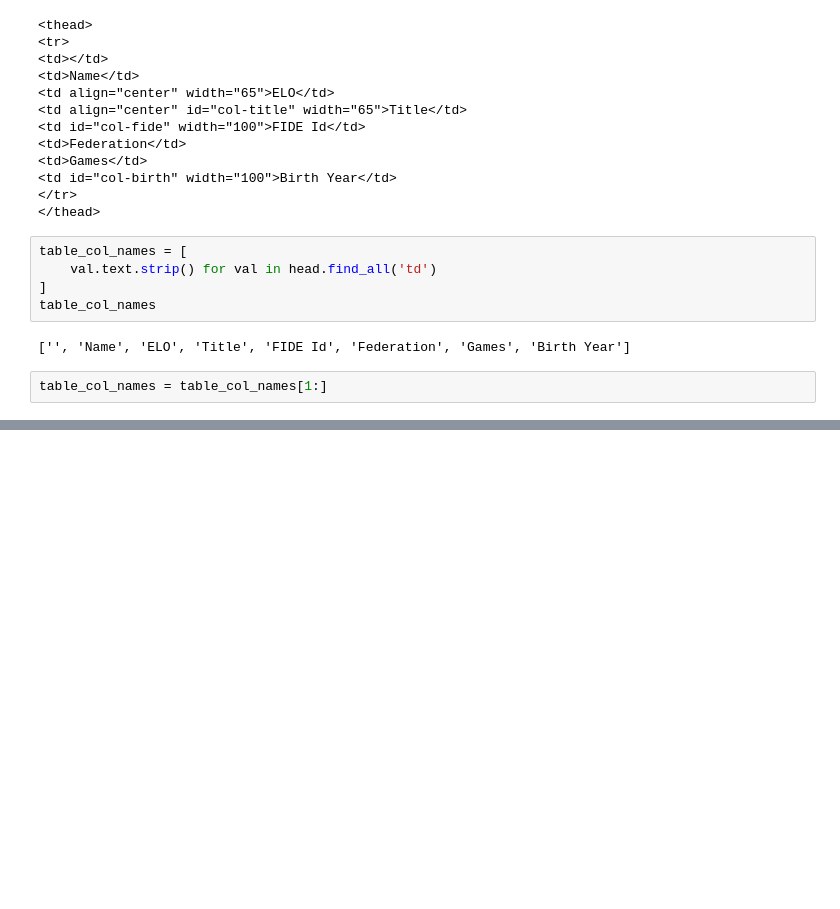
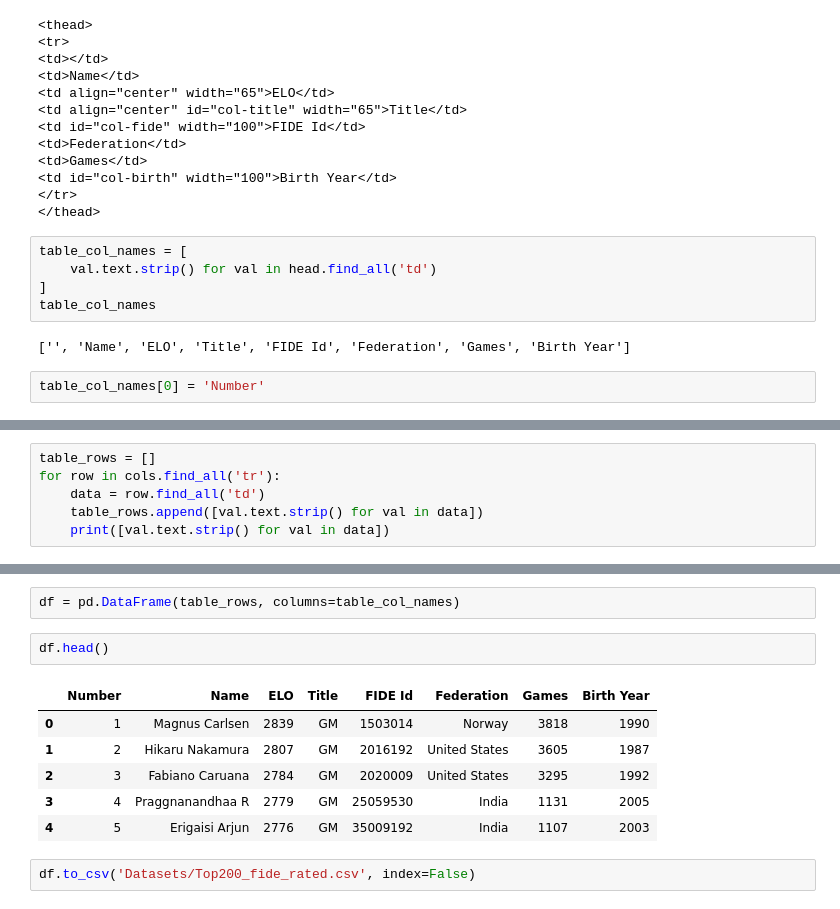
Before and after one commit to Subash-d/ML-Basics, a Jupyter notebook: T200_FIDE.ipynb, the cells around one changed output, grey strips where cells are left out. Drawn from its saved outputs; the diff is of its cells as text; blank space fills up the shorter version.

Commit message:
Created a dataset of top 200 FIDE rated players.(updated AUG 2025)

```diff
--- a/T200_FIDE.ipynb
+++ b/T200_FIDE.ipynb
@@ -78,7 +79,7 @@ table_col_names
 # %% [output]
 ['', 'Name', 'ELO', 'Title', 'FIDE Id', 'Federation', 'Games', 'Birth Year']
 # %%
-table_col_names = table_col_names[1:]
+table_col_names[0] = 'Number'
 # %%
 table_col_names
 # %% [output]
@@ -85,0 +114,6 @@ table_col_names
+# %%
+table_rows = []
+for row in cols.find_all('tr'):
+    data = row.find_all('td')
+    table_rows.append([val.text.strip() for val in data])
+    print([val.text.strip() for val in data])
@@ -85,0 +158,13 @@ table_col_names
+# %%
+df = pd.DataFrame(table_rows, columns=table_col_names)
+# %%
+df.head()
+# %% [output]
+|  | Number | Name | ELO | Title | FIDE Id | Federation | Games | Birth Year |
+| 0 | 1 | Magnus Carlsen | 2839 | GM | 1503014 | Norway | 3818 | 1990 |
+| 1 | 2 | Hikaru Nakamura | 2807 | GM | 2016192 | United States | 3605 | 1987 |
+| 2 | 3 | Fabiano Caruana | 2784 | GM | 2020009 | United States | 3295 | 1992 |
+| 3 | 4 | Praggnanandhaa R | 2779 | GM | 25059530 | India | 1131 | 2005 |
+| 4 | 5 | Erigaisi Arjun | 2776 | GM | 35009192 | India | 1107 | 2003 |
+# %%
+df.to_csv('Datasets/Top200_fide_rated.csv', index=False)
```
Also changed, not shown: parts of 6 cells of this notebook.
